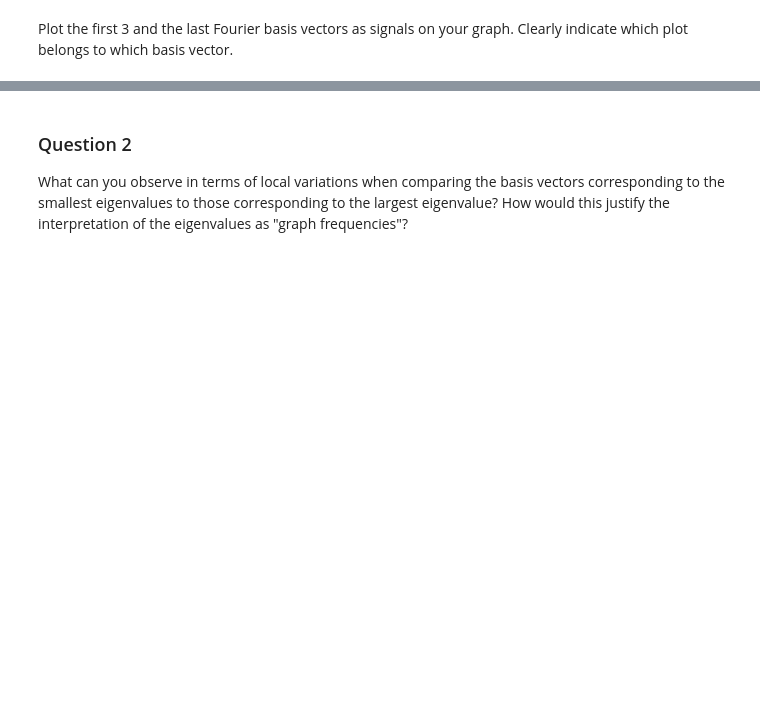
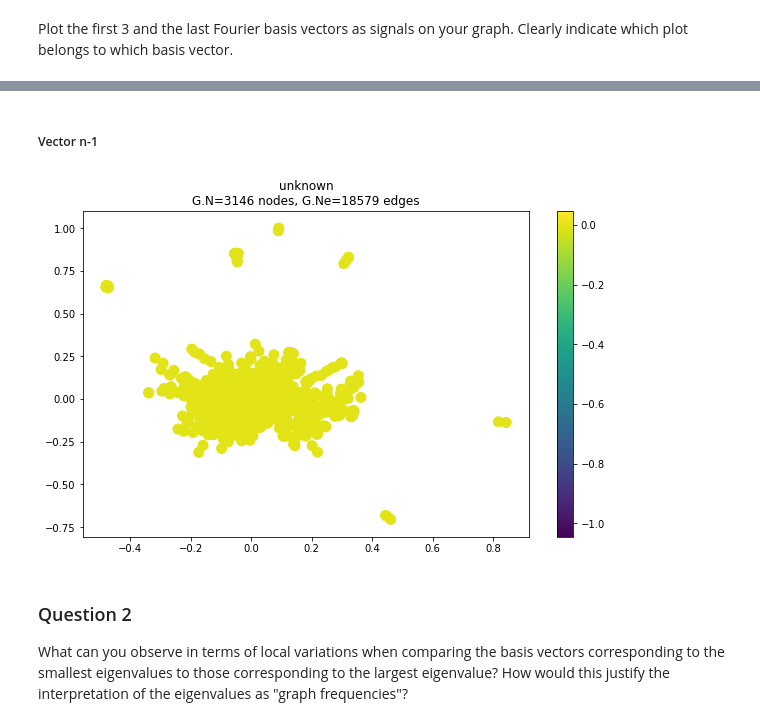
Before and after one commit to weberjoe/NTDS-MS-1-Route2-911, a Jupyter notebook: MS_4/4_graph_signal_processing.ipynb, the cells around one changed output, grey strips where cells are left out. Cells and saved outputs as stored; diff of their text form; code cells hidden in the pictures; blank space fills up the shorter version.

```diff
--- a/MS_4/4_graph_signal_processing.ipynb
+++ b/MS_4/4_graph_signal_processing.ipynb
@@ -120,3 +145,9 @@ Plot the first 3 and the last Fourier basis vectors as signals on your graph. Cl
+# %% [markdown]
+##### Vector n-1
+# %%
+plot_fourier_q1(G, v[:,n_nodes-1], "last")
+# %% [output]
+[figure, added]
 # %% [markdown]
 ### Question 2
 
```
Also changed, not shown: parts of 7 cells of this notebook.
